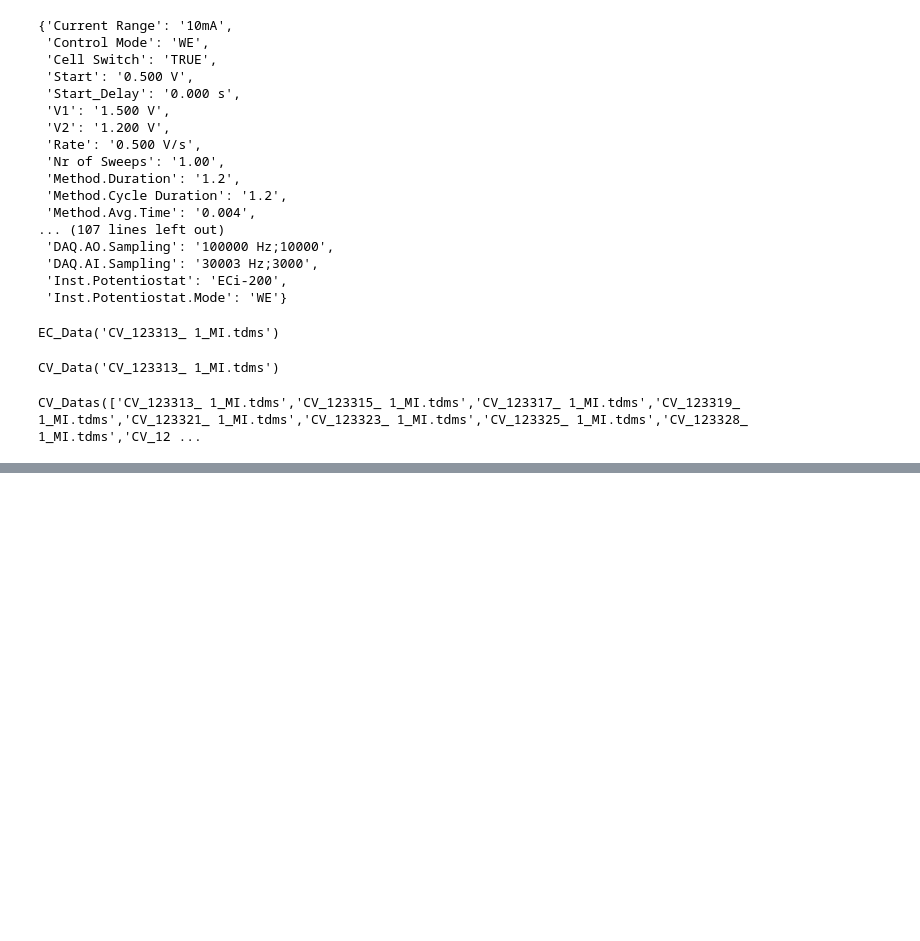
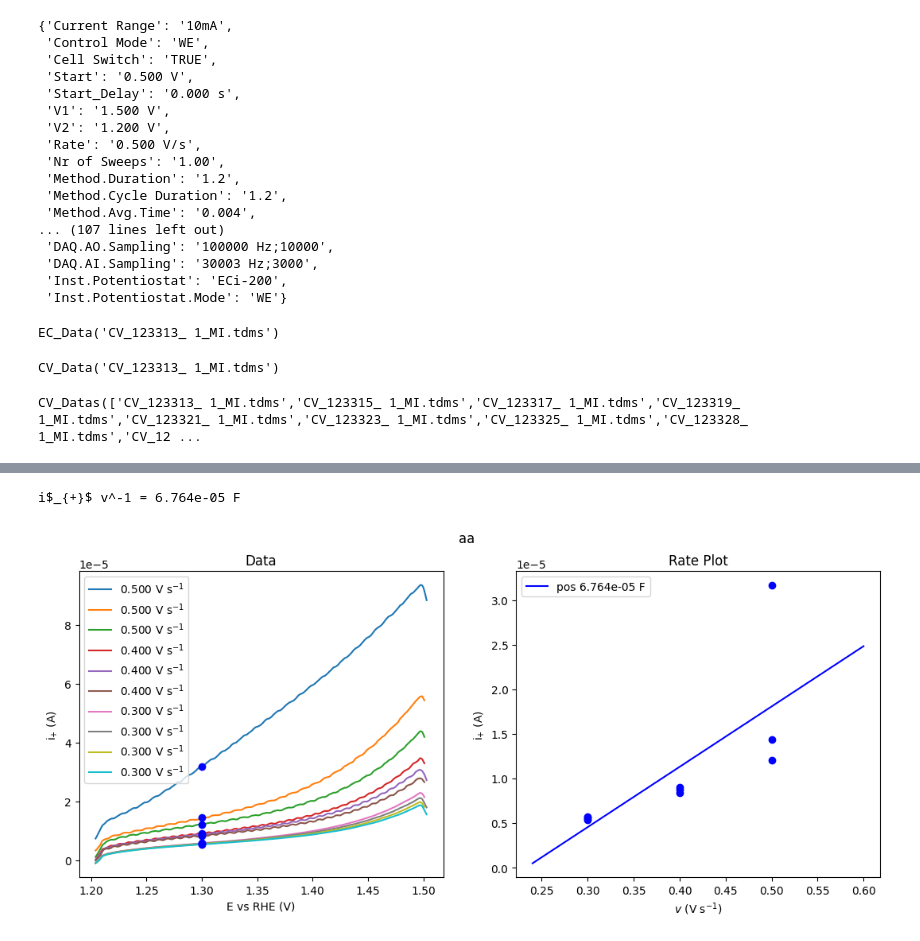
Before and after one commit to NordicEC/EC4py, a Jupyter notebook: dev/CV_Datas/MWE_CV_Datas_1_capacitance.ipynb, the cells around one changed output, grey strips where cells are left out. Saved outputs shown, nothing was run; the diff lists cells and outputs as text; code cells hidden in the pictures; blank space fills up the shorter version.

```diff
--- a/dev/CV_Datas/MWE_CV_Datas_1_capacitance.ipynb
+++ b/dev/CV_Datas/MWE_CV_Datas_1_capacitance.ipynb
@@ -151,6 +191,9 @@ a.RateAnalysis(1.3,RHE,POS,NO_PLOT)
 # %%
 b=a.get_sweep(POS)
 b.get_i_at_E(1.3,RHE)
-b.RateAnalysis(1.3,RHE,NEG)
+b.RateAnalysis(1.3,RHE,NEG,title="aa")
+# %% [output]
+i$_{+}$ v^-1 = 6.764e-05 F
+[figure, added]
 # %%
 a.RanSev(1.35,RHE)
```
Also changed, not shown: parts of 17 cells of this notebook, 8 other files.
